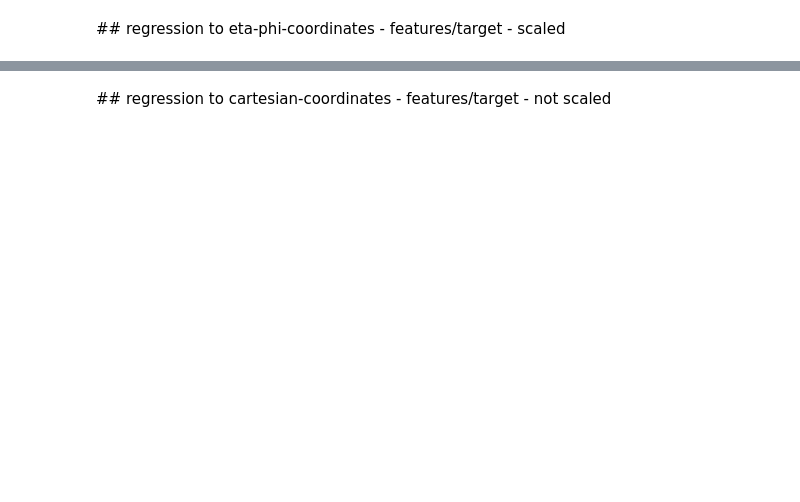
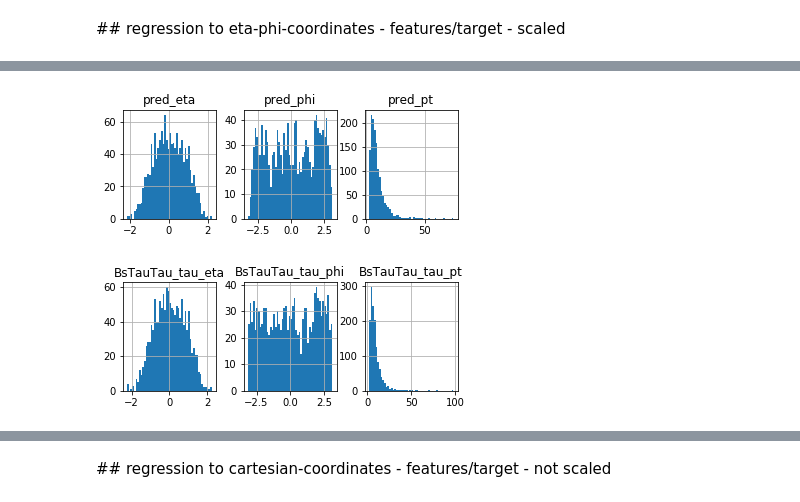
Before and after one commit to hevjinyarar/BsTauTau, a Jupyter notebook: Regression - CatBoost.ipynb, the cells around one changed output, grey strips where cells are left out. Saved outputs shown, nothing was run; the diff lists cells and outputs as text; code cells hidden in the pictures; blank space fills up the shorter version.

```diff
--- a/Regression - CatBoost.ipynb
+++ b/Regression - CatBoost.ipynb
@@ -59,7 +93,7 @@ mean_squared_error(labels.iloc[index_test], preds_df), r2_score(labels.iloc[inde
 ## regression to eta-phi-coordinates - features/target - scaled
 # %%
 data = pd.read_csv("signal_taus.csv")
-data = data.drop(columns = ["Unnamed: 0"])
+data = data.drop(columns = ['Unnamed: 0','BsTauTau_tau_dr1', 'BsTauTau_tau_dr2', 'BsTauTau_tau_dr3','BsTauTau_tau_ptres1', 'BsTauTau_tau_ptres2', 'BsTauTau_tau_ptres3'])
 # %%
 full_labels = data[['BsTauTau_tau_pt', 'BsTauTau_tau_eta', 'BsTauTau_tau_phi',
                          'label_tau_px', 'label_tau_py','label_tau_pz', 'label_tau_abs' ]]
@@ -82,8 +116,8 @@ indices = np.arange(len(data))
 X_train, X_test, y_train, y_test, index_train, index_test = train_test_split(data, target_labels,indices, test_size=0.3, shuffle = True, random_state=42)
 # %%
 def train_on_cpu():
-    model = CatBoostRegressor(iterations=20000,  learning_rate=0.03 ,  objective="MultiRMSE")
-    model.fit(X_train, y_train,   eval_set=(X_test, y_test),   verbose=5000 )
+    model = CatBoostRegressor(iterations=50000,  learning_rate=0.03 ,  objective="MultiRMSE")
+    model.fit(X_train, y_train,   eval_set=(X_test, y_test),   verbose=10000 )
     return model
 
 model = train_on_cpu()
@@ -90,10 +136,13 @@ model = train_on_cpu()
 # %%
 preds = model.predict(X_test)
 #descale
 preds_descaled = scaler_targets.inverse_transform(preds)
-preds_df = pd.DataFrame(columns=["pred pt","pred eta","pred phi"], data = preds_descaled)
+preds_df = pd.DataFrame(columns=["pred_pt","pred_eta","pred_phi"], data = preds_descaled)
 preds_df.hist(bins = 50, layout = (1,3), figsize = (6,2) );
 full_labels.iloc[index_test,:3].hist(bins = 50, layout = (1,3), figsize = (6,2) );
+# %% [output]
+[figure, added]
+[figure, added]
 # %%
 # Plot the feature importances
 importances = model.get_feature_importance()
```
Also changed, not shown: parts of 36 cells of this notebook, 1 other file.
